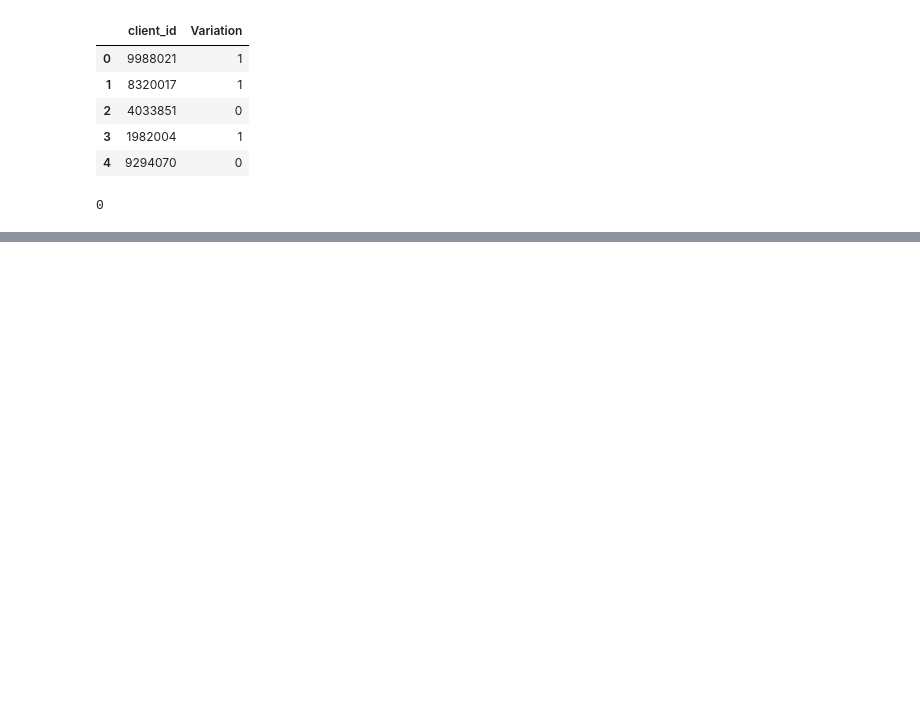
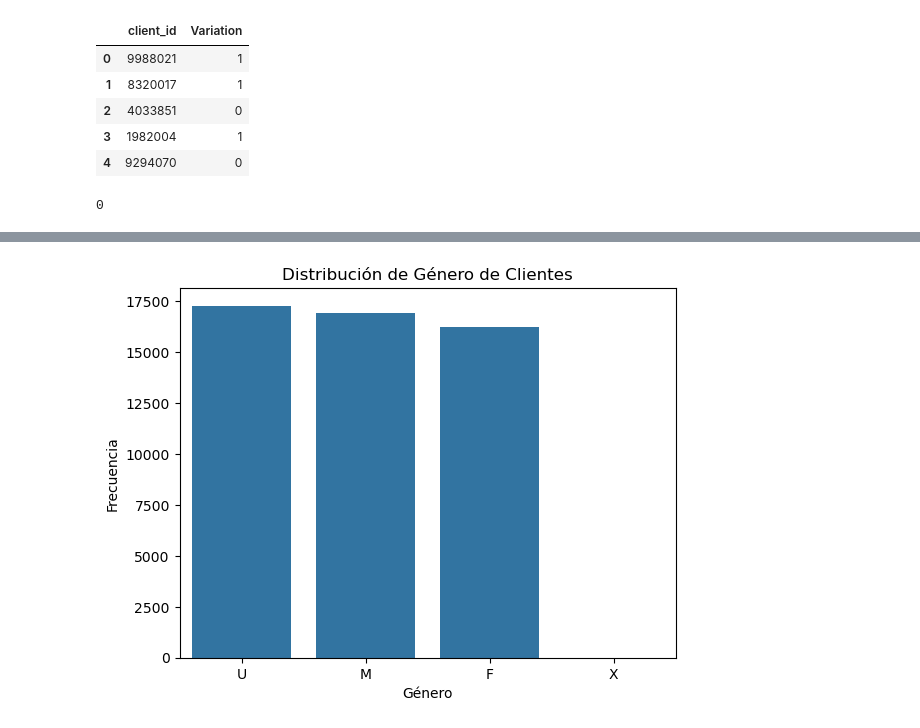
Before and after one commit to Greta-galeana/abtest_vanguard, a Jupyter notebook: main.ipynb, the cells around one changed output, grey strips where cells are left out. Drawn from its saved outputs; the diff is of its cells as text; code cells hidden in the pictures; blank space fills up the shorter version.

```diff
--- a/main.ipynb
+++ b/main.ipynb
@@ -192,0 +387,8 @@ footprint_csv["process_step"].isna().sum()
+# %%
+sns.countplot(data=unique_client_analysis_df, x='gendr')
+plt.title('Distribución de Género de Clientes')
+plt.xlabel('Género')
+plt.ylabel('Frecuencia')
+plt.show()
+# %% [output]
+[figure, added]
```
Also changed, not shown: parts of 17 cells of this notebook.
